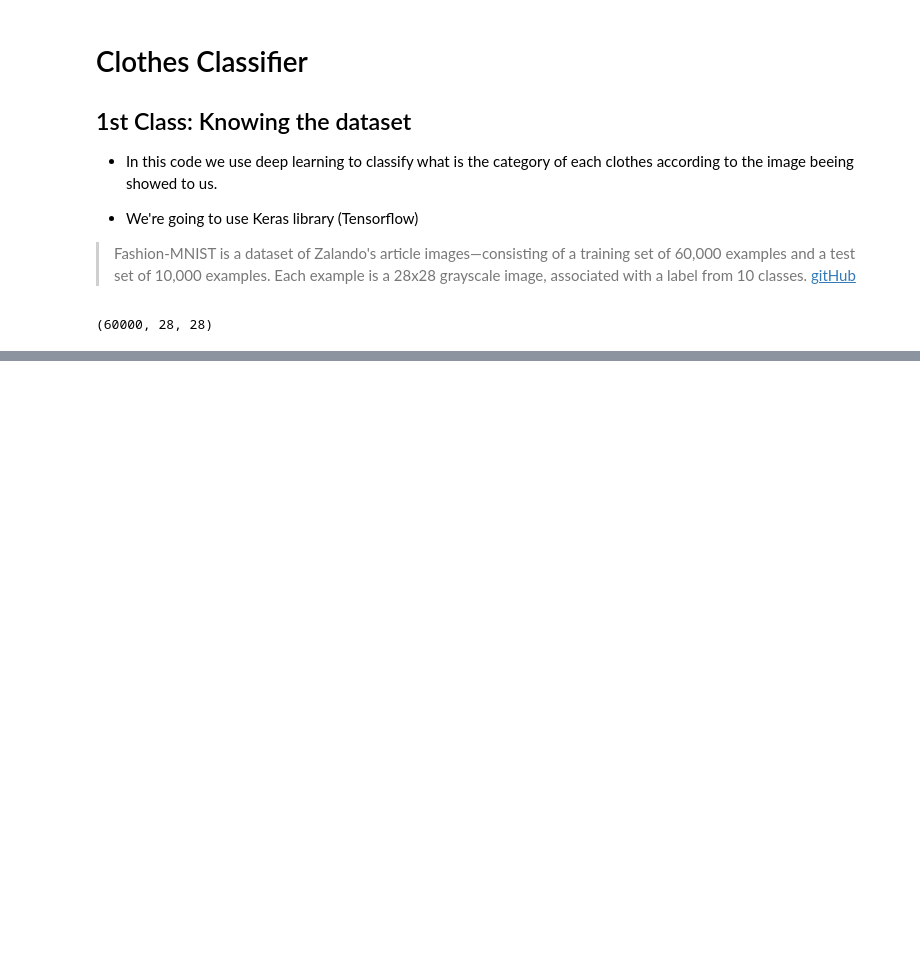
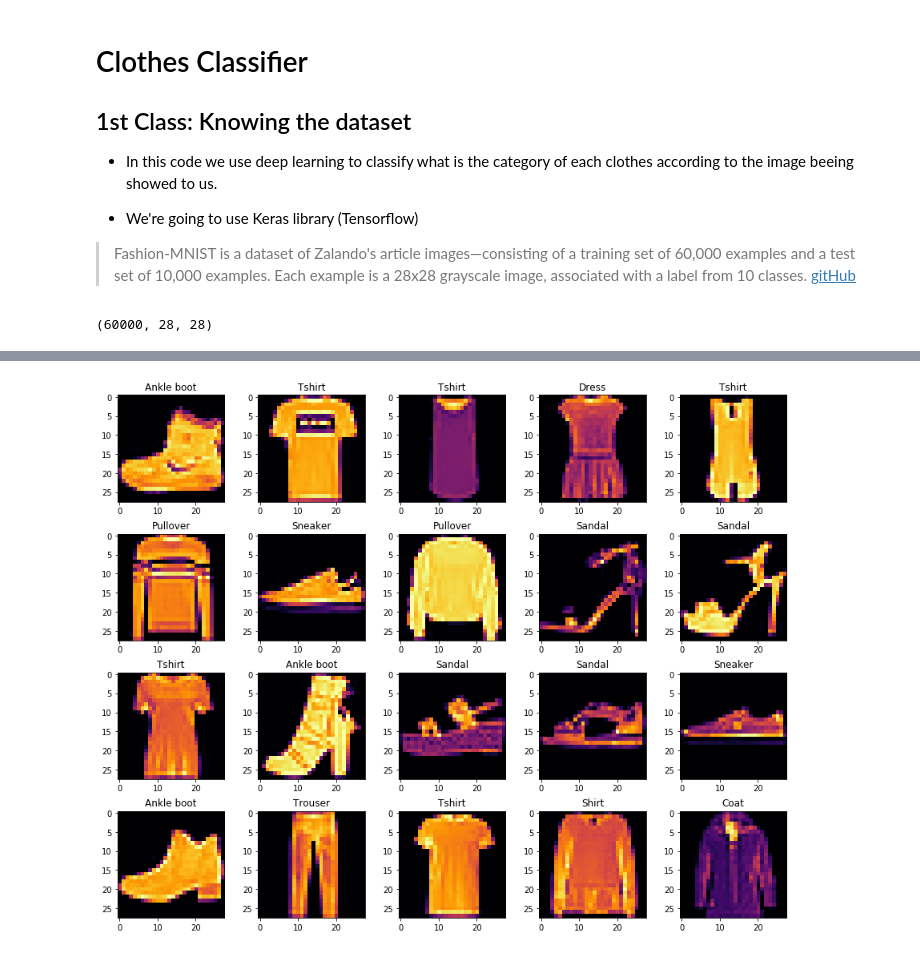
Before and after one commit to BrunaMS/machine_learning_course, a Jupyter notebook: 4_deep_learning_part_1/clothes_classifier.ipynb, the cells around one changed output, grey strips where cells are left out. Cells and saved outputs as stored; diff of their text form; code cells hidden in the pictures; blank space fills up the shorter version.

```diff
--- a/4_deep_learning_part_1/clothes_classifier.ipynb
+++ b/4_deep_learning_part_1/clothes_classifier.ipynb
@@ -27,0 +35,15 @@ plt.imshow(images_train[200])
+# %%
+# 0	T-shirt/top
+# 1	Trouser
+# 2	Pullover
+# 3	Dress
+# 4	Coat
+# 5	Sandal
+# 6	Shirt
+# 7	Sneaker
+# 8	Bag
+# 9	Ankle boot
+
+print(identity_train)
+category_mnist = {0 : "Tshirt", 1: "Trouser", 2: "Pullover", 3: "Dress", 4: "Coat",
+                  5: "Sandal",  6: "Shirt",   7: "Sneaker",  8: "Bag",   9: "Ankle boot"}
@@ -27,0 +52,3 @@ plt.imshow(images_train[200])
+# %%
+names_train = [category_mnist[number] for number in identity_train]
+names_train[1:11]
@@ -27,0 +66,11 @@ plt.imshow(images_train[200])
+# %%
+fig, axs = plt.subplots(4, 5, figsize = (15, 12))
+image = 0
+for row in range(4):
+    for column in range(5):
+        fig.subplots_adjust(wspace = 0.3, hspace = 0.3)
+        axs[row, column].imshow(images_train[image], cmap = "inferno")
+        axs[row, column].set_title(names_train[image])
+        image = image + 1
+# %% [output]
+[figure, added]
```
Also changed, not shown: parts of 6 cells of this notebook.
